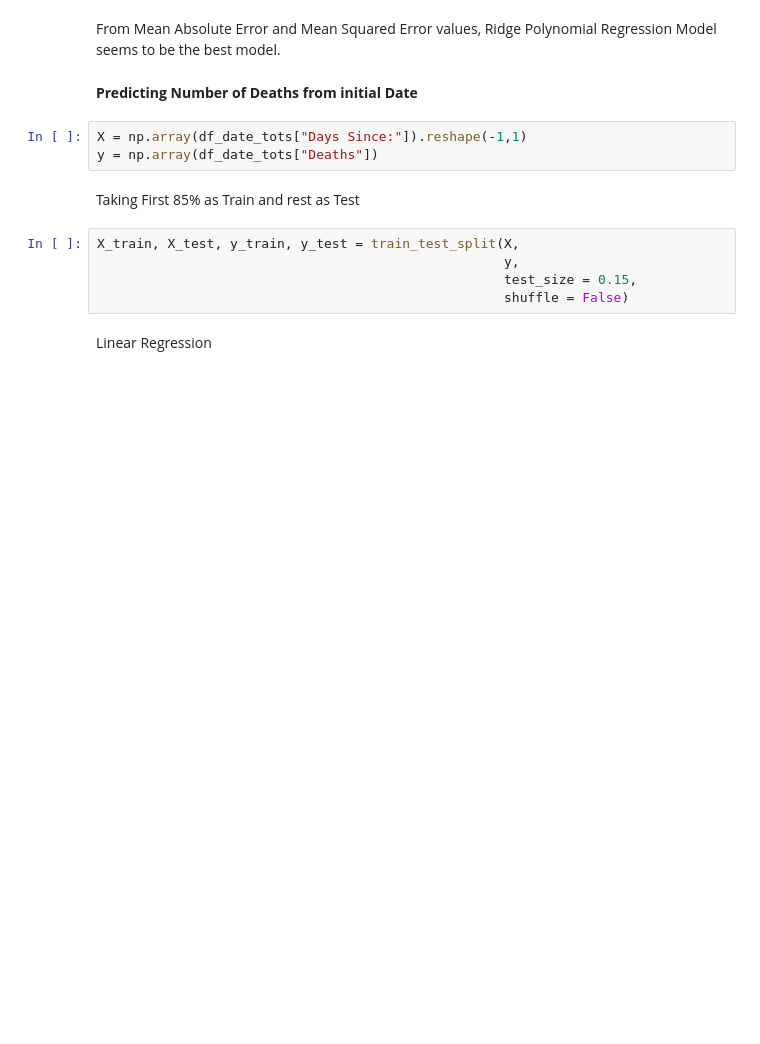
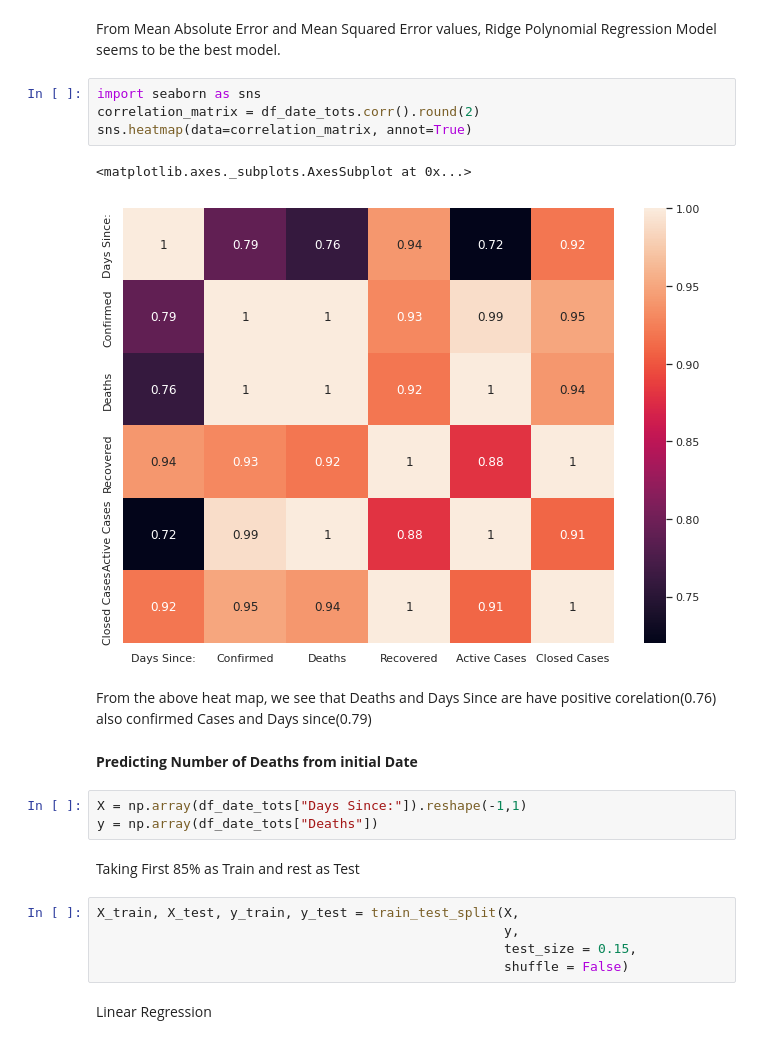
Before and after one commit to Mahendra275/fmml20210775_Labs_and_Projects, a Jupyter notebook: Project_Module6_fmml20210775.ipynb, the cells around one changed output. Drawn from its saved outputs; the diff is of its cells as text; blank space fills up the shorter version.

```diff
--- a/Project_Module6_fmml20210775.ipynb
+++ b/Project_Module6_fmml20210775.ipynb
@@ -448,5 +448,14 @@ Ridge Polynomial Regression
 # %% [markdown]
 From Mean Absolute Error and Mean Squared Error values, Ridge Polynomial Regression Model seems to be the best model.
+# %%
+import seaborn as sns
+correlation_matrix = df_date_tots.corr().round(2)
+sns.heatmap(data=correlation_matrix, annot=True)
+# %% [output]
+<matplotlib.axes._subplots.AxesSubplot at 0x...>
+[figure, added]
+# %% [markdown]
+From the above heat map, we see that Deaths and Days Since are have positive corelation(0.76) also confirmed Cases and Days since(0.79)
 # %% [markdown]
 **Predicting Number of Deaths from initial Date**
 # %%
```
Also changed, not shown: parts of 12 cells of this notebook.
